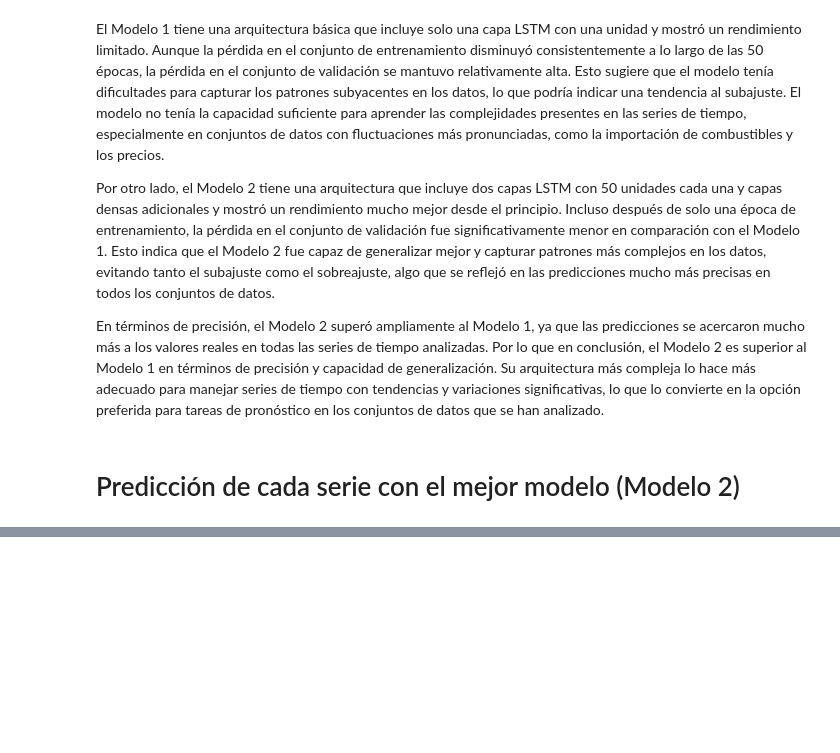
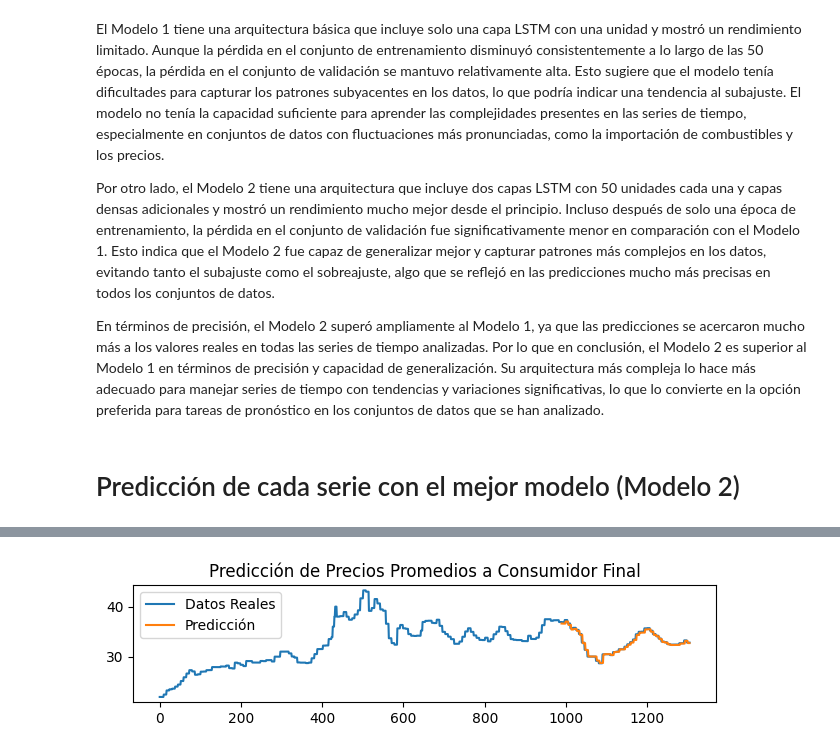
Before and after one commit to SofiLam13/Lab3-DataScience-, a Jupyter notebook: Lab3(Data_Science).ipynb, the cells around one changed output, grey strips where cells are left out. Saved outputs shown, nothing was run; the diff lists cells and outputs as text; code cells hidden in the pictures; blank space fills up the shorter version.

```diff
--- a/Lab3(Data_Science).ipynb
+++ b/Lab3(Data_Science).ipynb
@@ -959,0 +978,12 @@ NameError: name 'model_con_tuned' is not defined
+# %%
+#Precios
+plt.subplot(3, 1, 3)
+plt.plot(scaler.inverse_transform(preciosPromedioScaled), label='Datos Reales')
+plt.plot(np.arange(len(preciosPromedioScaled) - len(prediccion_pre), len(preciosPromedioScaled)), prediccion_pre, label='Predicción')
+plt.title('Predicción de Precios Promedios a Consumidor Final')
+plt.legend()
+
+plt.tight_layout()
+plt.show()
+# %% [output]
+[figure, added]
```
Also changed, not shown: parts of 14 cells of this notebook.
